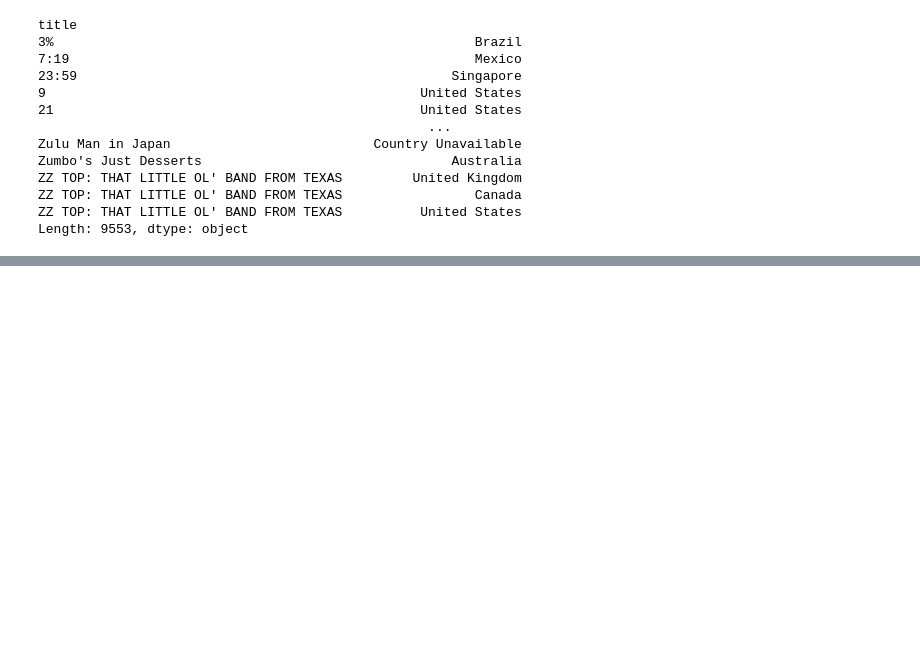
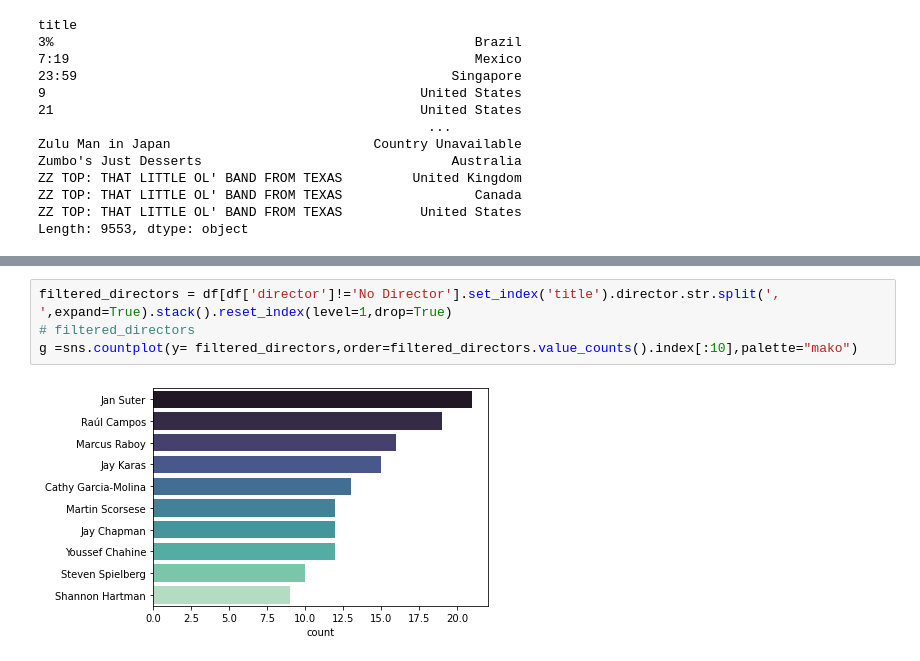
Before and after one commit to Mihaly-Mocskos/data-analysis, a Jupyter notebook: Netflix-Movies-data_analysis-kaggle/data-analysis.ipynb, the cells around one changed output, grey strips where cells are left out. Drawn from its saved outputs; the diff is of its cells as text; blank space fills up the shorter version.

```diff
--- a/Netflix-Movies-data_analysis-kaggle/data-analysis.ipynb
+++ b/Netflix-Movies-data_analysis-kaggle/data-analysis.ipynb
@@ -427,0 +441,6 @@ Index(['International Movies', 'Dramas', 'Comedies', 'International TV Shows',
+# %%
+filtered_directors = df[df['director']!='No Director'].set_index('title').director.str.split(', ',expand=True).stack().reset_index(level=1,drop=True)
+# filtered_directors
+g =sns.countplot(y= filtered_directors,order=filtered_directors.value_counts().index[:10],palette="mako")
+# %% [output]
+[figure, added]
```
Also changed, not shown: parts of 13 cells of this notebook.
